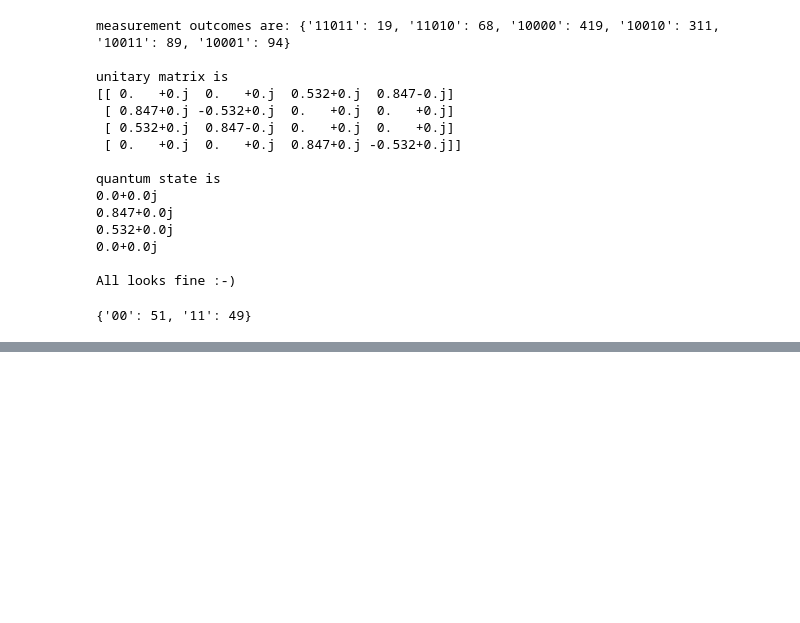
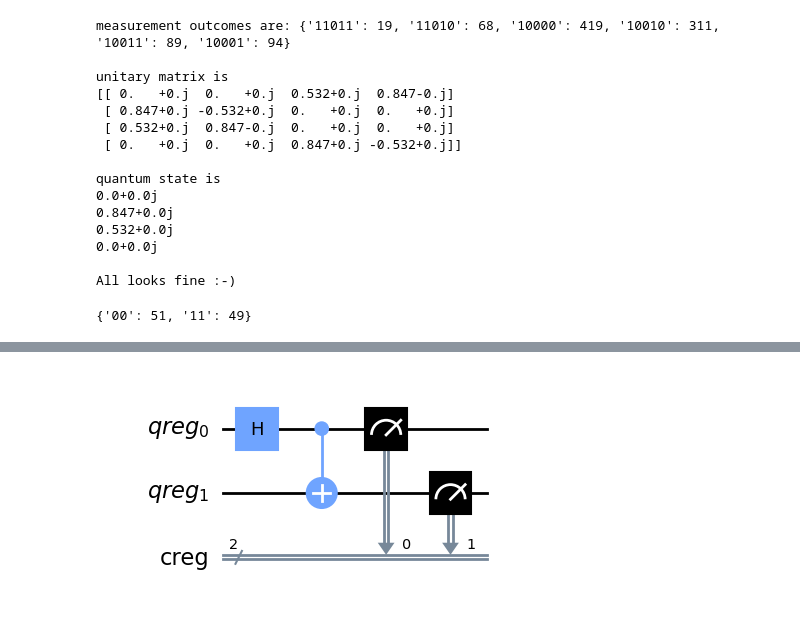
Before and after one commit to ernestolana/qcertification, a Jupyter notebook: qbook101/appendices/C_qiskit/QB_C1_Q04_Qiskit_installation_and_test.ipynb, the cells around one changed output, grey strips where cells are left out. Saved outputs shown, nothing was run; the diff lists cells and outputs as text; code cells hidden in the pictures; blank space fills up the shorter version.

```diff
--- a/qbook101/appendices/C_qiskit/QB_C1_Q04_Qiskit_installation_and_test.ipynb
+++ b/qbook101/appendices/C_qiskit/QB_C1_Q04_Qiskit_installation_and_test.ipynb
@@ -400,0 +387,28 @@ print(counts)
+# %%
+# August 7 quiz
+q2 = QuantumRegister(2,"qreg")
+c2 = ClassicalRegister(2,"creg")
+qc2 = QuantumCircuit(q2,c2)
+
+
+qc2.h(q2[0])
+qc2.cx(q2[0],q2[1])
+# Your code here
+
+
+
+# measure the both qubits
+qc2.measure(q2,c2)
+
+#print("The execution of the cell was completed, and the circuit was created :)")
+
+# draw circuit
+qc2.draw(output='mpl')
+
+
+#qc2.measure(q2,c2)
+#job = AerSimulator().run(qc2,shots=1000)
+#counts = job.result().get_counts(qc2)
+#print(counts)
+# %% [output]
+[figure, added]
```
Also changed, not shown: parts of 6 cells of this notebook.
